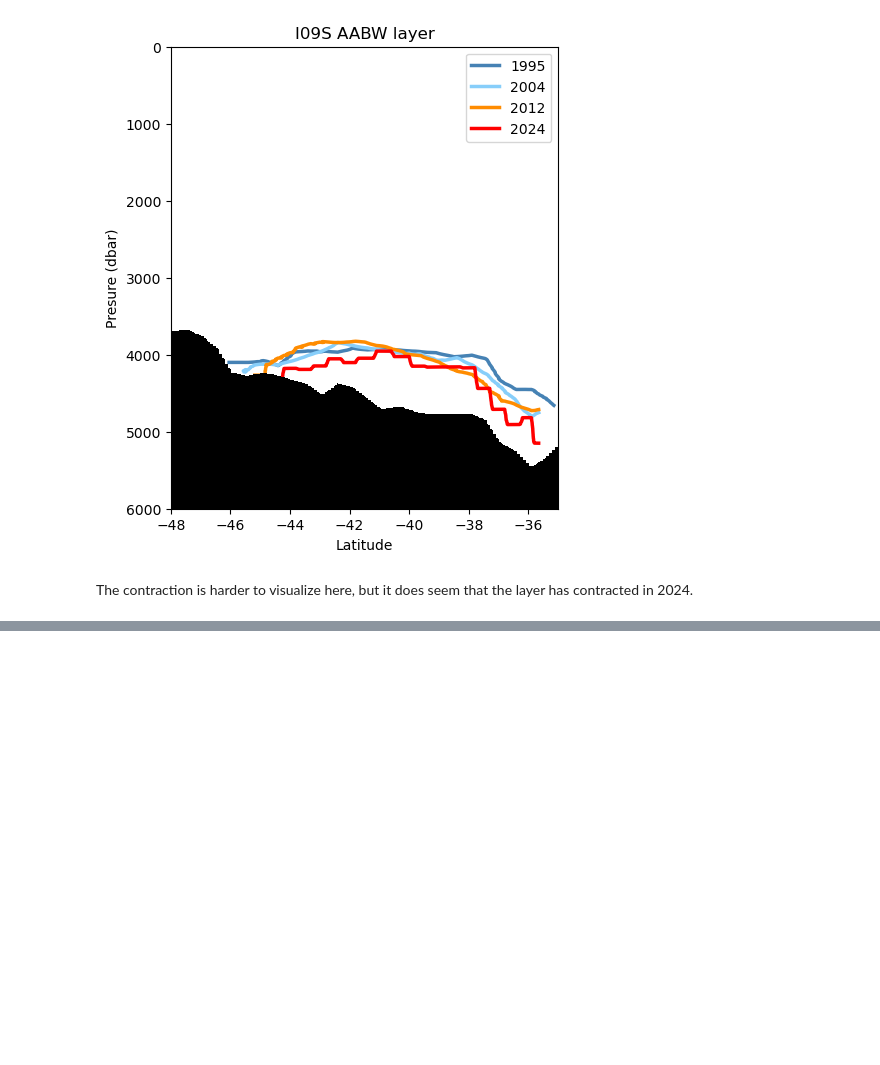
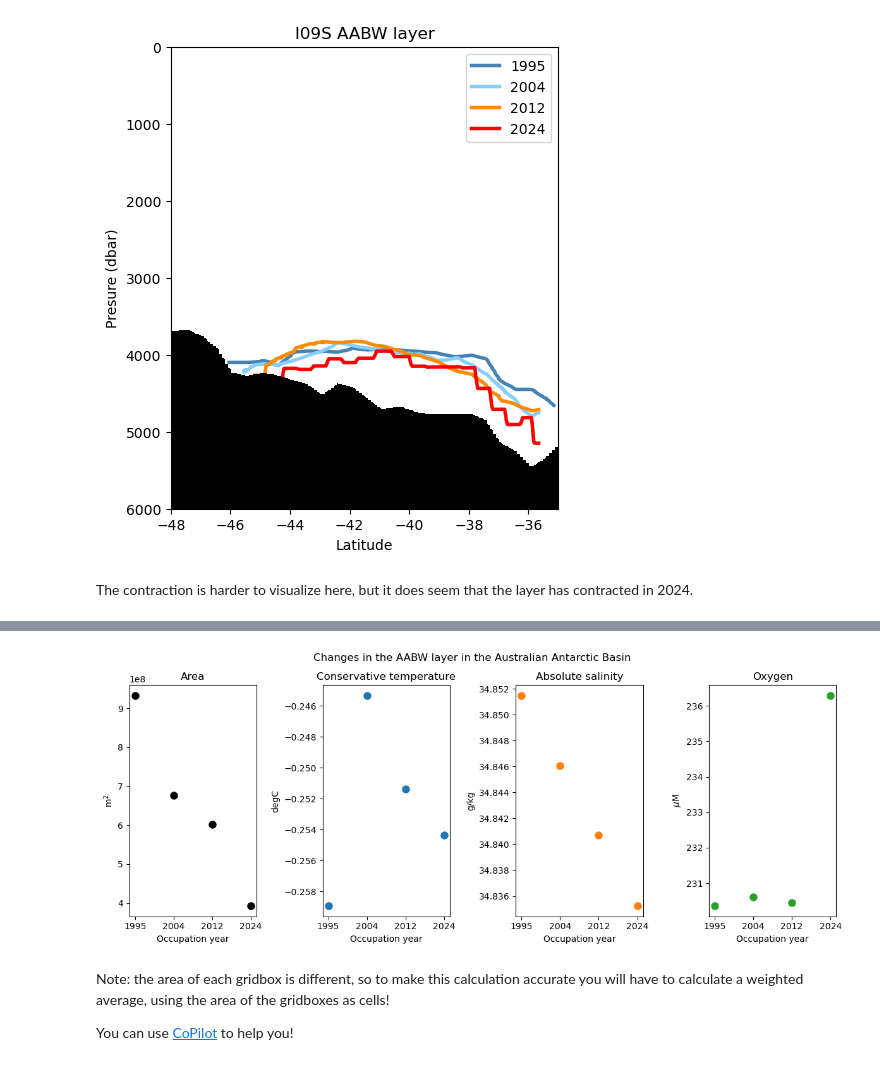
Before and after one commit to julia-neme/KSA_Observations_Modelling, a Jupyter notebook: Class2/2_Antarctic_Bottom_Water_contraction.ipynb, the cells around one changed output, grey strips where cells are left out. Drawn from its saved outputs; the diff is of its cells as text; code cells hidden in the pictures; blank space fills up the shorter version.

```diff
--- a/Class2/2_Antarctic_Bottom_Water_contraction.ipynb
+++ b/Class2/2_Antarctic_Bottom_Water_contraction.ipynb
@@ -97,0 +216,30 @@ We can calculate the actual area occupied by AABW to put a number to the changes
+# %%
+fig = plt.figure(figsize = (12,5))
+axs = [fig.add_subplot(141), fig.add_subplot(142),
+       fig.add_subplot(143), fig.add_subplot(144)]
+
+AABW_area.plot.scatter(ax = axs[0], s = 100, c = 'k');
+AABW_temp.plot.scatter(ax = axs[1], s = 100, c = 'C0');
+AABW_salt.plot.scatter(ax = axs[2], s = 100, c = 'C1');
+AABW_oxyg.plot.scatter(ax = axs[3], s = 100, c = 'C2');
+
+for ax in axs:
+       ax.set_xticks([1,2,3,4], years)
+       ax.set_xlabel('Occupation year');
+
+axs[0].set_ylabel('m$^{2}$')
+axs[0].set_title('Area')
+axs[1].set_ylabel('degC')
+axs[1].set_title('Conservative temperature')
+axs[2].set_ylabel('g/kg')
+axs[2].set_title('Absolute salinity')
+axs[3].set_ylabel('$\mu$M')
+axs[3].set_title('Oxygen');
+plt.tight_layout(rect=[0, 0.03, 1, 0.95])
+fig.suptitle('Changes in the AABW layer in the Australian Antarctic Basin');
+# %% [output]
+[figure, added]
+# %% [markdown]
+Note: the area of each gridbox is different, so to make this calculation accurate you will have to calculate a weighted average, using the area of the gridboxes as cells!
+
+You can use [CoPilot](https://copilot.microsoft.com/) to help you!
```
Also changed, not shown: parts of 29 cells of this notebook, 1 other file.
